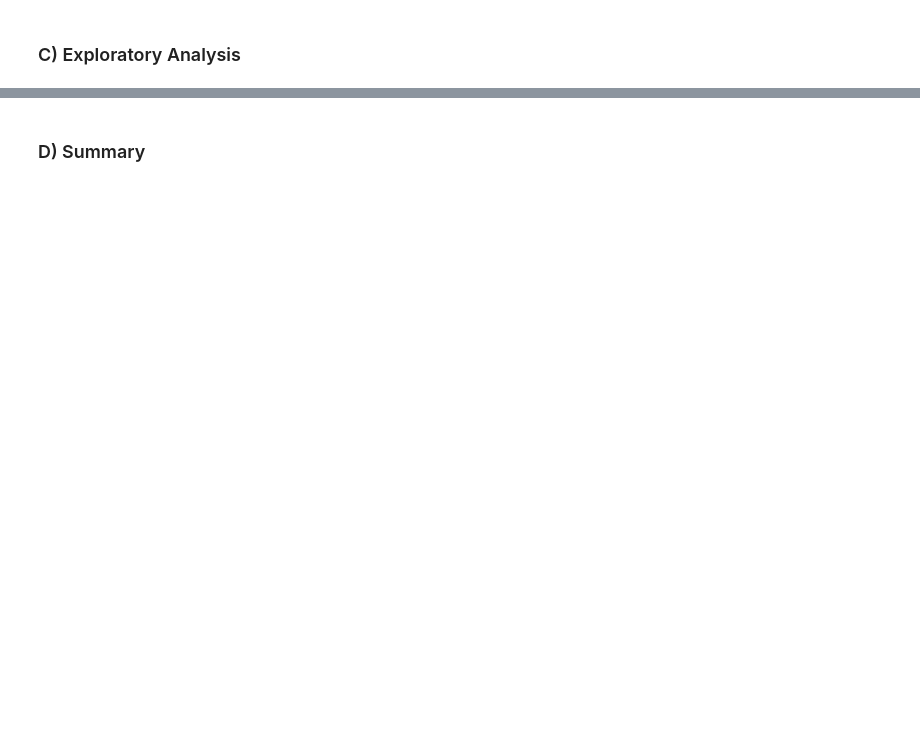
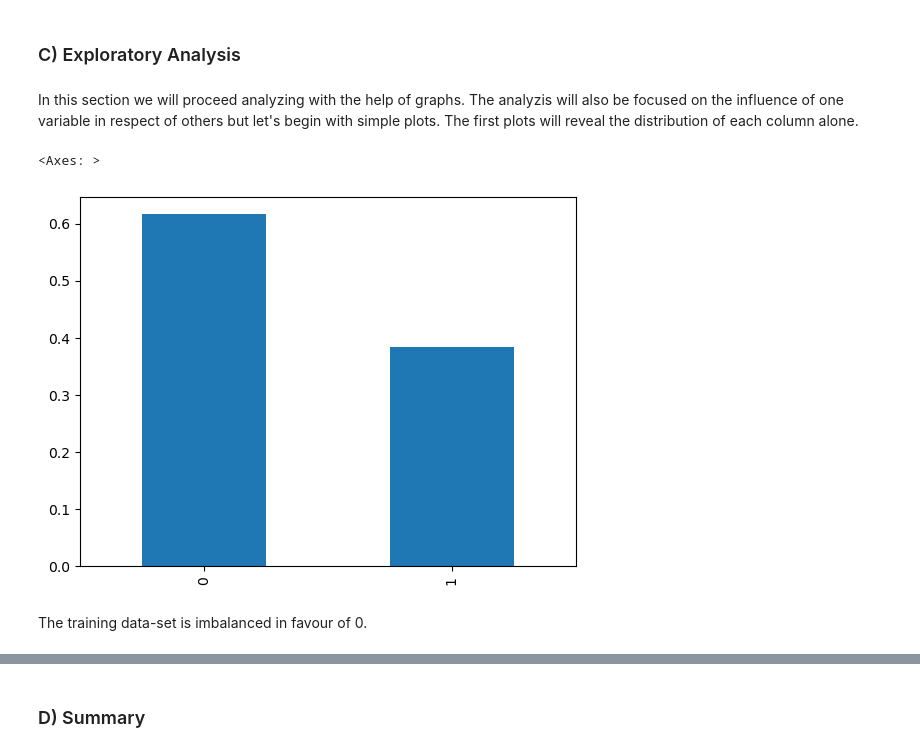
Before and after one commit to MarceloVelludo/Titanic-Kaggle, a Jupyter notebook: 2-DataAnalysis/2.DataAnalysis.ipynb, the cells around one changed output, grey strips where cells are left out. Cells and saved outputs as stored; diff of their text form; code cells hidden in the pictures; blank space fills up the shorter version.

```diff
--- a/2-DataAnalysis/2.DataAnalysis.ipynb
+++ b/2-DataAnalysis/2.DataAnalysis.ipynb
@@ -53,2 +179,11 @@ train_ds
 # %% [markdown]
 ### C) Exploratory Analysis
+# %% [markdown]
+In this section we will proceed analyzing with the help of graphs. The analyzis will also be focused on the influence of one variable in respect of others but let's begin with simple plots. The first plots will reveal the distribution of each column alone.
+# %%
+train_ds['Survived'].value_counts(normalize=True).plot(kind='bar')
+# %% [output]
+<Axes: >
+[figure, added]
+# %% [markdown]
+The training data-set is imbalanced in favour of 0.
```
Also changed, not shown: parts of 21 cells of this notebook.
